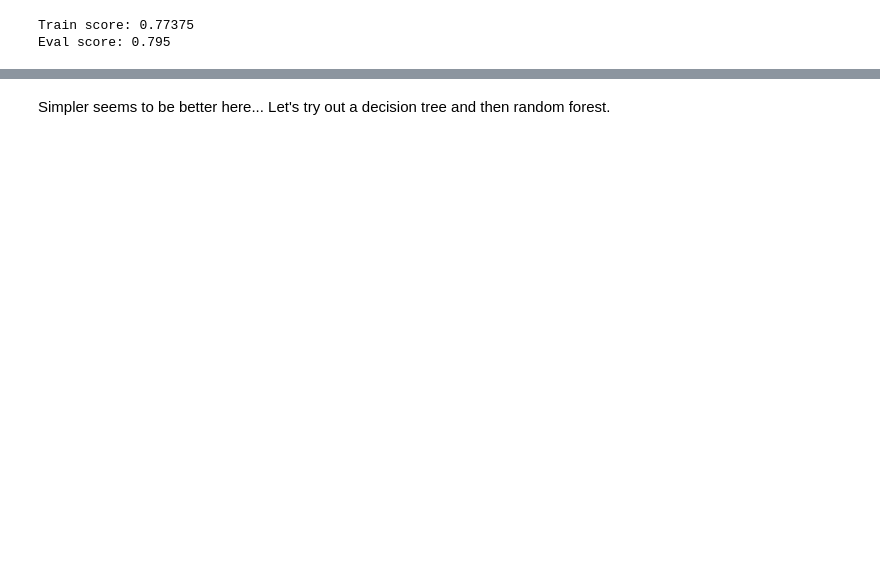
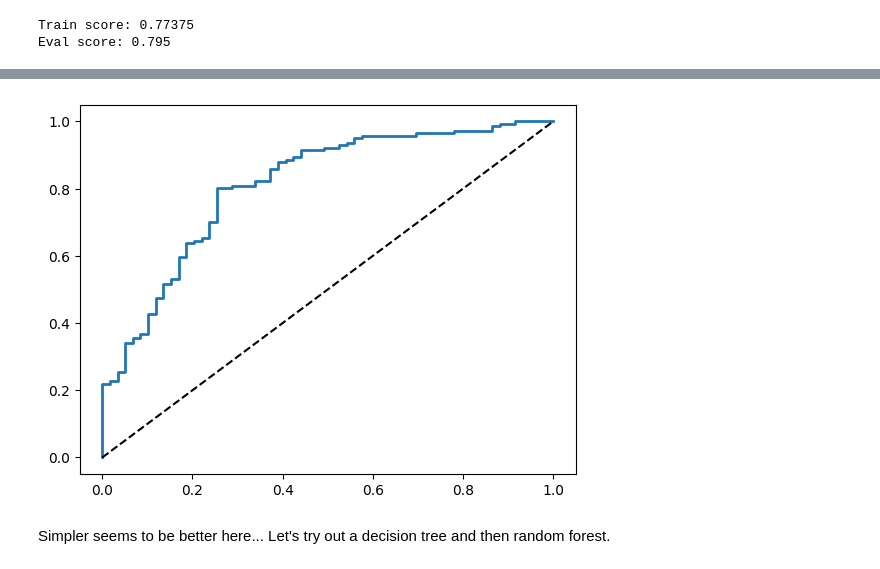
Before and after one commit to reascr/MSC-in-IT-and-Cognition, a Jupyter notebook: AppliedAI/First_assignment_dataset_2.ipynb, the cells around one changed output, grey strips where cells are left out. Cells and saved outputs as stored; diff of their text form; code cells hidden in the pictures; blank space fills up the shorter version.

```diff
--- a/AppliedAI/First_assignment_dataset_2.ipynb
+++ b/AppliedAI/First_assignment_dataset_2.ipynb
@@ -515,2 +511,16 @@ Confusion Matrix:
+# %%
+# cf. Géron 2022: 97
+y_eval_probs = model.predict_proba(X_eval_processed)[:, 1]
+fpr, tpr, thresholds = roc_curve(y_eval, y_eval_probs)
+roc_auc = roc_auc_score(y_eval, y_eval_probs)
+
+def plot_roc_curve(fpr, tpr):
+  plt.plot(fpr, tpr, linewidth=2)
+  plt.plot([0, 1], [0, 1], 'k--') # Dashed diagonal
+
+plot_roc_curve(fpr, tpr)
+plt.show()
+# %% [output]
+[figure, added]
 # %% [markdown]
 Simpler seems to be better here... Let's try out a decision tree and then random forest.
```
Also changed, not shown: parts of 18 cells of this notebook.
